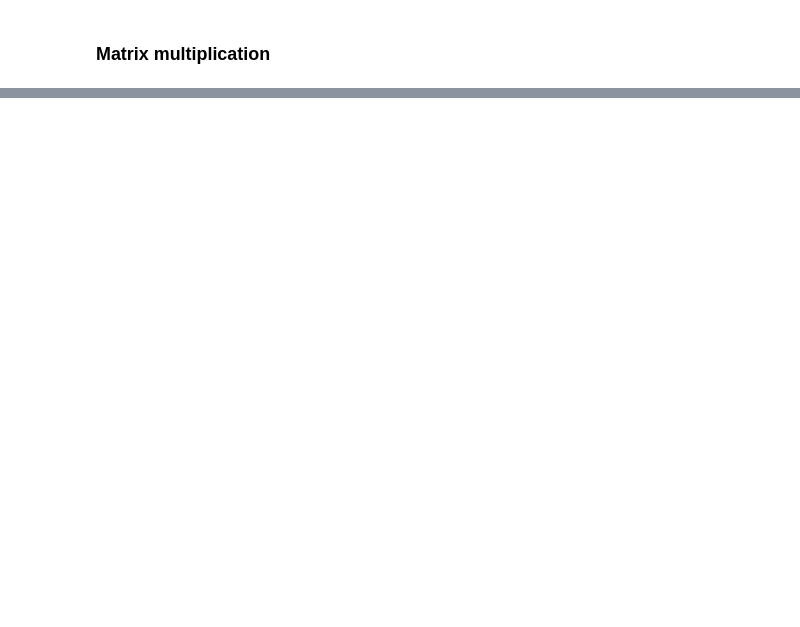
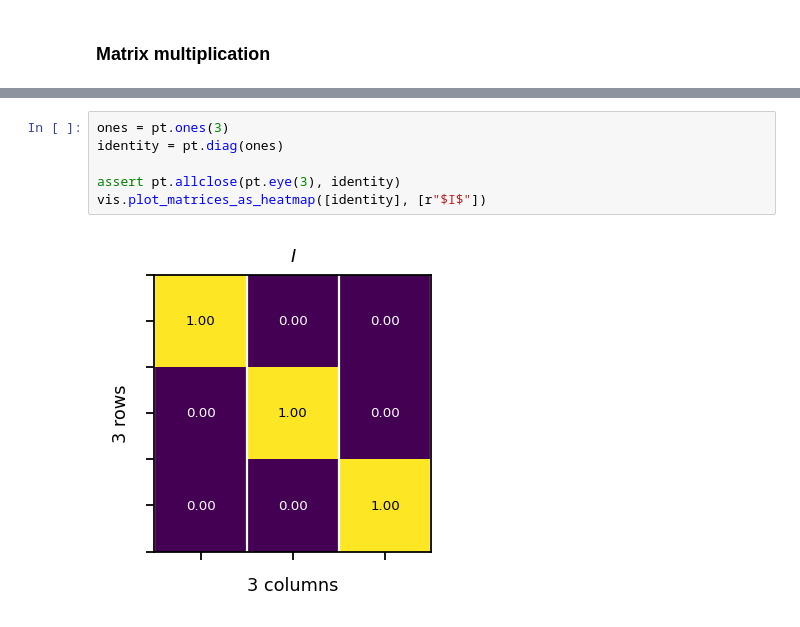
Before and after one commit to FlowModelingControl/flowtorch, a Jupyter notebook: docs/source/notebooks/linear_algebra_basics.ipynb, the cells around one changed output, grey strips where cells are left out. Drawn from its saved outputs; the diff is of its cells as text; blank space fills up the shorter version.

```diff
--- a/docs/source/notebooks/linear_algebra_basics.ipynb
+++ b/docs/source/notebooks/linear_algebra_basics.ipynb
@@ -617,0 +384,8 @@ A,O
+# %%
+ones = pt.ones(3)
+identity = pt.diag(ones)
+
+assert pt.allclose(pt.eye(3), identity)
+vis.plot_matrices_as_heatmap([identity], [r"$I$"])
+# %% [output]
+[figure, added]
```
Also changed, not shown: parts of 71 cells of this notebook, 2 other files.
